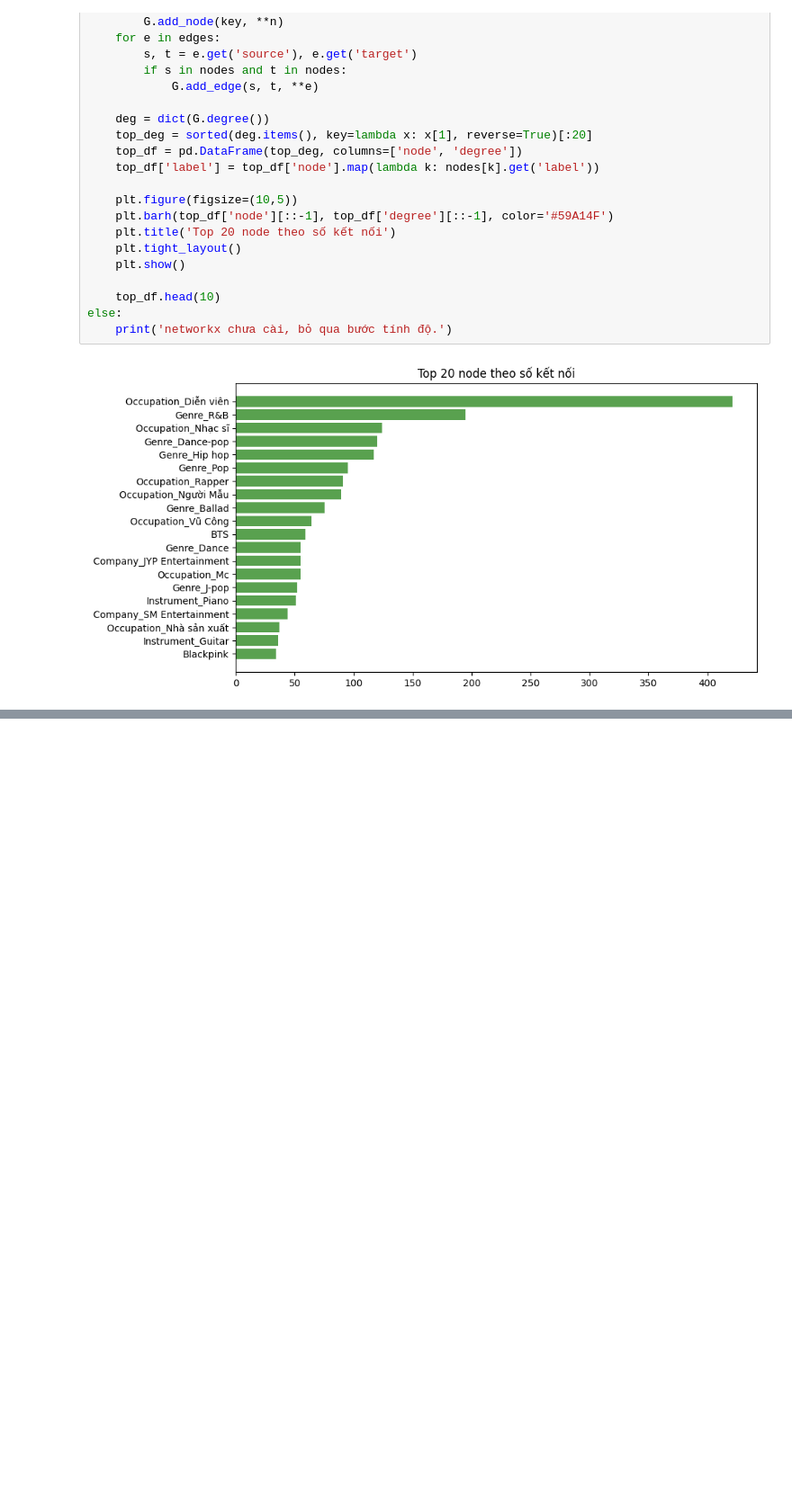
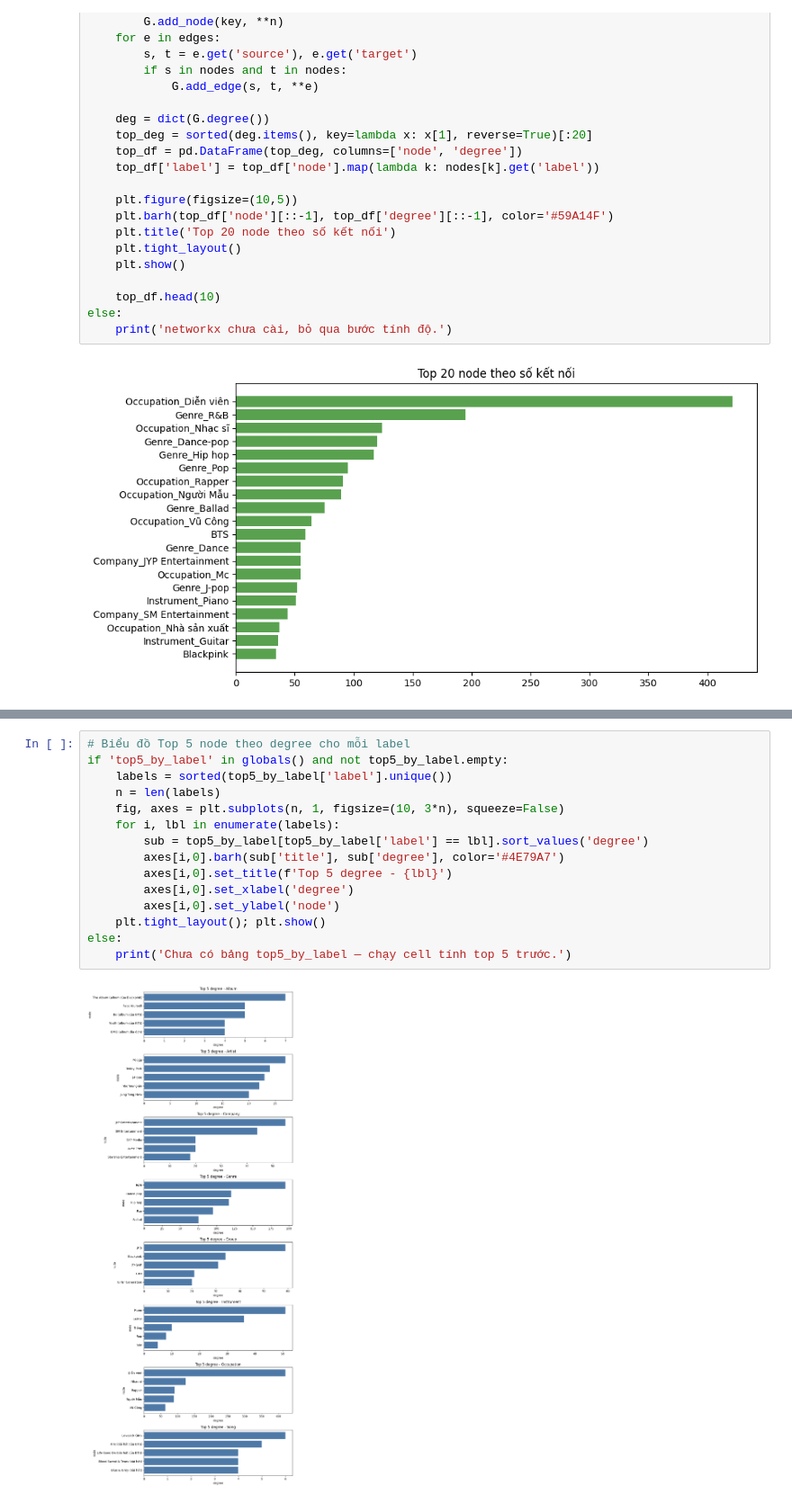
Before and after one commit to huynd2174/Social-Network-Analyst-, a Jupyter notebook: network_analysis.ipynb, the cells around one changed output, grey strips where cells are left out. Shown: that part at 90% size. Drawn from its saved outputs; the diff is of its cells as text; blank space fills up the shorter version.

```diff
--- a/network_analysis.ipynb
+++ b/network_analysis.ipynb
@@ -138,0 +149,17 @@ Top edge types:
+# %%
+# Biểu đồ Top 5 node theo degree cho mỗi label
+if 'top5_by_label' in globals() and not top5_by_label.empty:
+    labels = sorted(top5_by_label['label'].unique())
+    n = len(labels)
+    fig, axes = plt.subplots(n, 1, figsize=(10, 3*n), squeeze=False)
+    for i, lbl in enumerate(labels):
+        sub = top5_by_label[top5_by_label['label'] == lbl].sort_values('degree')
+        axes[i,0].barh(sub['title'], sub['degree'], color='#4E79A7')
+        axes[i,0].set_title(f'Top 5 degree - {lbl}')
+        axes[i,0].set_xlabel('degree')
+        axes[i,0].set_ylabel('node')
+    plt.tight_layout(); plt.show()
+else:
+    print('Chưa có bảng top5_by_label — chạy cell tính top 5 trước.')
+# %% [output]
+[figure, added]
```
Also changed, not shown: parts of 2 cells of this notebook, 3 other files.
